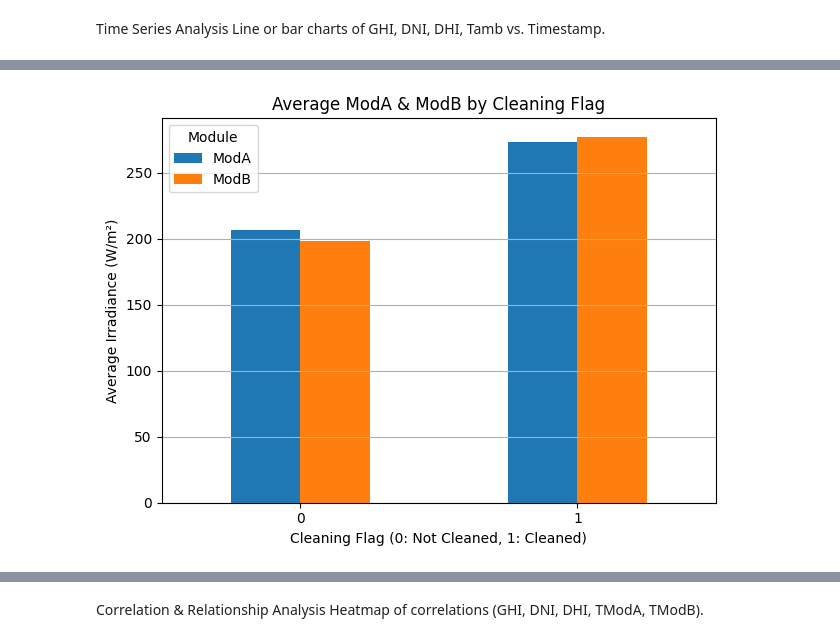
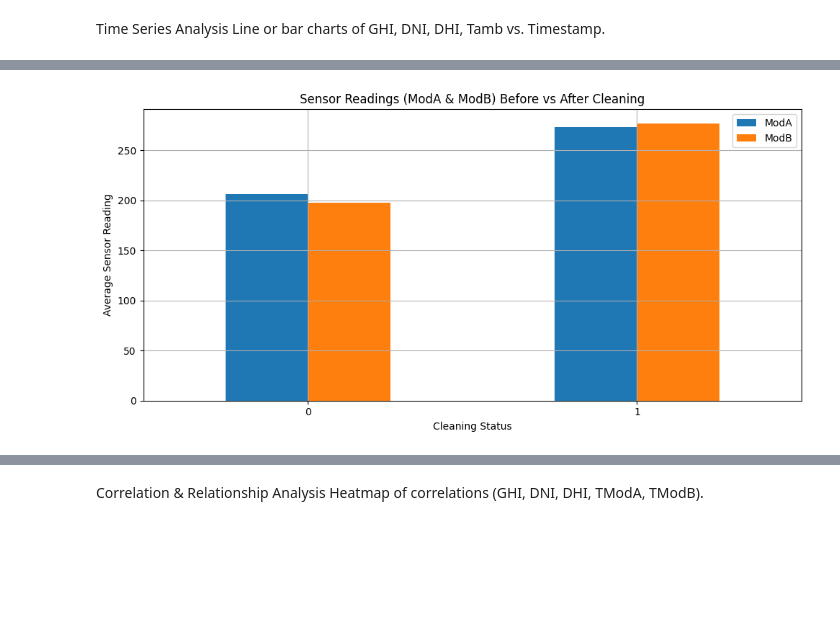
Before and after one commit to johannesgirmaw/solar-challenge-week0, a Jupyter notebook: notebooks/sierraleone_eda.ipynb, the cells around one changed output, grey strips where cells are left out. Drawn from its saved outputs; the diff is of its cells as text; code cells hidden in the pictures; blank space fills up the shorter version.

```diff
--- a/notebooks/sierraleone_eda.ipynb
+++ b/notebooks/sierraleone_eda.ipynb
@@ -15 +15,7 @@ Reading csv data using pandas
+# %%
+class Config:
+    DATA_PATH = "../data/sierraleone-bumbuna.csv"
+    OUTPUT_PATH = "../clean_data/sierraleone_clean.csv"
+    KEY_COLUMNS = ['GHI', 'DNI', 'DHI', 'ModA', 'ModB', 'WS', 'WSgust']
+    THRESHOLD = 0.05
 # %%
@@ -314,11 +145,0 @@ For example, when doing 'df[col].method(value, inplace=True)', try using 'df.met
-# %%
-
-
-filename = "sierraleone_clean.csv"
-filepath = os.path.join("../data/", filename)
-
-# Export the DataFrame to CSV
-df.to_csv(filepath, index=False)
-
-print(
-    f"Ensure the '{filepath}/' directory is in your .gitignore file to avoid committing CSVs.")
@@ -523,79 +297,10 @@ Cleaning Impact
 Group by Cleaning flag and plot average ModA & ModB pre/post-clean.
 # %%
-import pandas as pd
-import matplotlib.pyplot as plt
-import seaborn as sns
+input_path = Config.DATA_PATH
 
+# Initialize analyzer
+analyzer = SolarTimeSeriesAnalyzer(input_path)
 
-def plot_cleaning_impact(df):
-    """
-    Groups the DataFrame by the 'Cleaning' flag and plots the average ModA and ModB
-    for each group (0: not cleaned, 1: cleaned). This provides a simplified
-    view of the average module readings on days with and without cleaning events.
-
-    Note: This analysis assumes the 'Cleaning' flag indicates whether a cleaning
-          event occurred on that specific timestamp. A more precise pre/post-clean
-          analysis would require identifying the exact timestamps of cleaning
-          events and comparing the module readings immediately before and after.
-
-    Args:
-        df (pd.DataFrame): The DataFrame with 'Cleaning', 'ModA', and 'ModB' columns.
-    """
-    if 'Cleaning' not in df.columns or 'ModA' not in df.columns or 'ModB' not in df.columns:
-        print("Error: DataFrame must contain 'Cleaning', 'ModA', and 'ModB' columns.")
-        return
-
-    # Group by the 'Cleaning' flag and calculate the mean of ModA and ModB
-    cleaning_impact = df.groupby('Cleaning')[['ModA', 'ModB']].mean()
-
-    # Plot the results
-    plt.figure(figsize=(8, 6))
-    cleaning_impact.plot(kind='bar')
-    plt.title('Average ModA & ModB by Cleaning Flag')
-    plt.xlabel('Cleaning Flag (0: Not Cleaned, 1: Cleaned)')
-    plt.ylabel('Average Irradiance (W/m²)')
-    plt.xticks(rotation=0)
-    plt.grid(axis='y')
-    plt.legend(title='Module')
-    plt.tight_layout()
-    plt.show()
-
-    print("\nObservations on Cleaning Impact (Average Values):")
-    if 0 in cleaning_impact.index and 1 in cleaning_impact.index:
-        delta_ModA = cleaning_impact.loc[1,
-                                         'ModA'] - cleaning_impact.loc[0, 'ModA']
-        delta_ModB = cleaning_impact.loc[1,
-                                         'ModB'] - cleaning_impact.loc[0, 'ModB']
-        percent_change_ModA = (
-            delta_ModA / cleaning_impact.loc[0, 'ModA']) * 100 if cleaning_impact.loc[0, 'ModA'] != 0 else 0
-        percent_change_ModB = (
-            delta_ModB / cleaning_impact.loc[0, 'ModB']) * 100 if cleaning_impact.loc[0, 'ModB'] != 0 else 0
-
-        print(
-            f" - Average ModA on non-cleaning timestamps: {cleaning_impact.loc[0, 'ModA']:.2f} W/m²")
-        print(
-            f" - Average ModA on cleaning timestamps: {cleaning_impact.loc[1, 'ModA']:.2f} W/m²")
-        print(
-            f"   => Change in ModA: {delta_ModA:.2f} W/m² ({percent_change_ModA:.2f}%)")
-
-        print(
-            f"\n - Average ModB on non-cleaning timestamps: {cleaning_impact.loc[0, 'ModB']:.2f} W/m²")
-        print(
-            f" - Average ModB on cleaning timestamps: {cleaning_impact.loc[1, 'ModB']:.2f} W/m²")
-        print(
-            f"   => Change in ModB: {delta_ModB:.2f} W/m² ({percent_change_ModB:.2f}%)")
-
-        if delta_ModA > 0 and delta_ModB > 0:
-            print("\n - The results suggest that cleaning events are associated with an increase in the average readings of both ModA and ModB.")
-        elif delta_ModA < 0 or delta_ModB < 0:
-            print("\n - The results suggest that cleaning events are associated with a decrease or no significant change in the average readings of ModA and/or ModB, which might warrant further investigation.")
-        else:
-            print("\n - There appears to be no significant difference in the average ModA and ModB readings based on the cleaning flag in this simplified analysis.")
-    else:
-        print("\n - Cannot calculate the impact as both cleaning flag values (0 and 1) are not present in the data.")
-
-
-# Example Usage:
-# Assuming you have a DataFrame named 'df' with 'Cleaning', 'ModA', and 'ModB' columns
-plot_cleaning_impact(df.copy())
+# Continue using the same object from previous steps
+analyzer.plot_cleaning_impact()
 # %% [output]
@@ -603 +308 @@ plot_cleaning_impact(df.copy())
-[figure, old version]
+[figure, new version]
```
Also changed, not shown: parts of 27 cells of this notebook, 2 other files.
